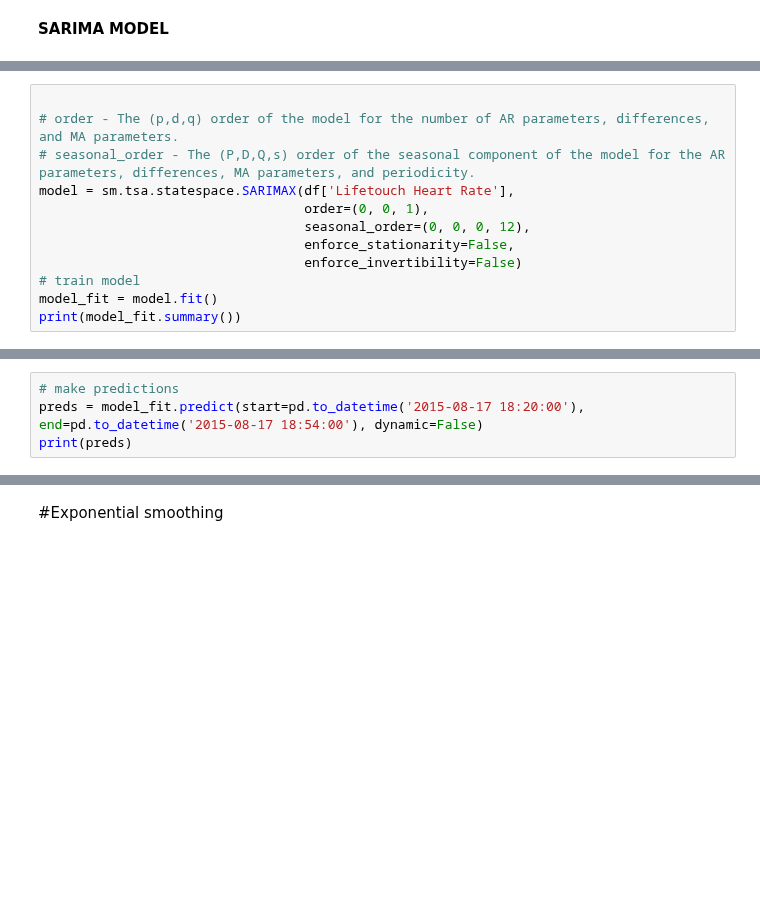
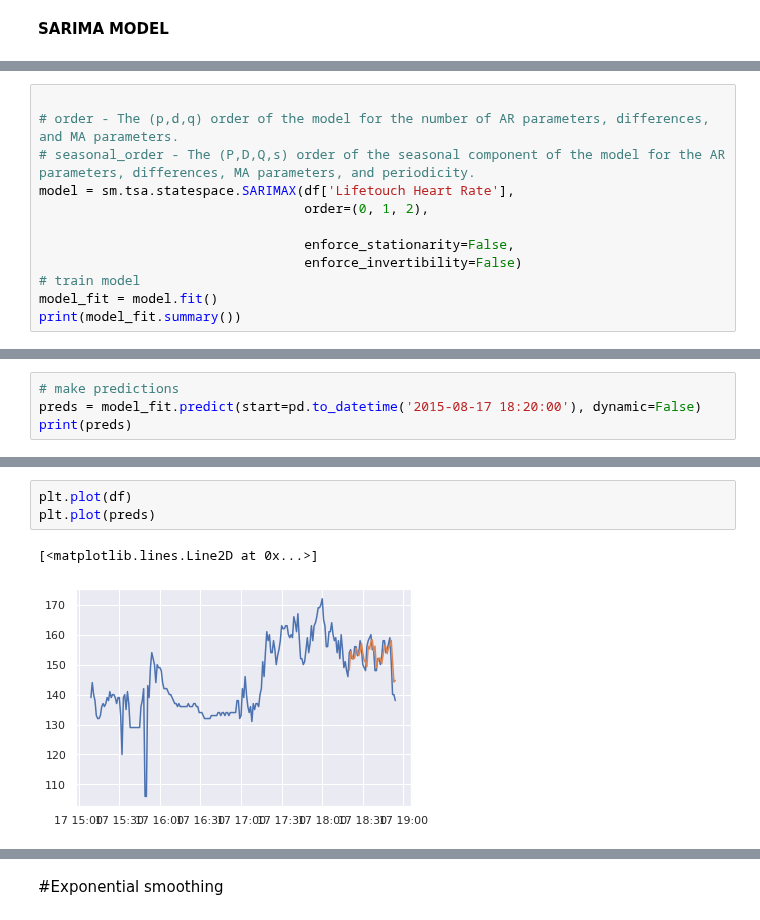
Before and after one commit to MartinNde/MartinN_1, a Jupyter notebook: Time_Series_Competition_AI.ipynb, the cells around one changed output, grey strips where cells are left out. Cells and saved outputs as stored; diff of their text form; blank space fills up the shorter version.

```diff
--- a/Time_Series_Competition_AI.ipynb
+++ b/Time_Series_Competition_AI.ipynb
@@ -437,8 +455,8 @@ Text(0.5, 1.0, 'Forcasts\xa0and\xa0Initial\xa0Values\xa0Plot')
 # order - The (p,d,q) order of the model for the number of AR parameters, differences, and MA parameters.
 # seasonal_order - The (P,D,Q,s) order of the seasonal component of the model for the AR parameters, differences, MA parameters, and periodicity.
 model = sm.tsa.statespace.SARIMAX(df['Lifetouch Heart Rate'],
-                                  order=(0, 0, 1),
-                                  seasonal_order=(0, 0, 0, 12),
+                                  order=(0, 1, 2),
+
                                   enforce_stationarity=False,
                                   enforce_invertibility=False)
 # train model
@@ -475,5 +493,5 @@ Warnings:
 # %%
 # make predictions
-preds = model_fit.predict(start=pd.to_datetime('2015-08-17 18:20:00'), end=pd.to_datetime('2015-08-17 18:54:00'), dynamic=False)
+preds = model_fit.predict(start=pd.to_datetime('2015-08-17 18:20:00'), dynamic=False)
 print(preds)
 # %% [output]
@@ -496 +514,7 @@ print(preds)
 Freq: T, Name: predicted_mean, dtype: float64
+# %%
+plt.plot(df)
+plt.plot(preds)
+# %% [output]
+[<matplotlib.lines.Line2D at 0x...>]
+[figure, added]
```
Also changed, not shown: parts of 22 cells of this notebook.
